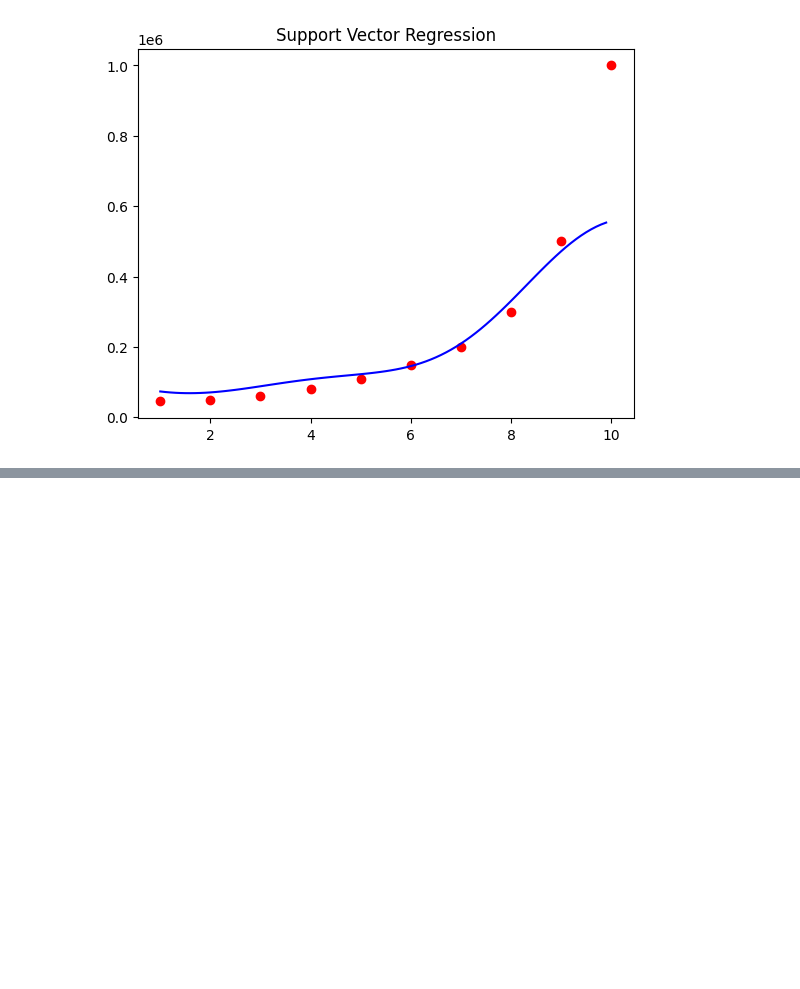
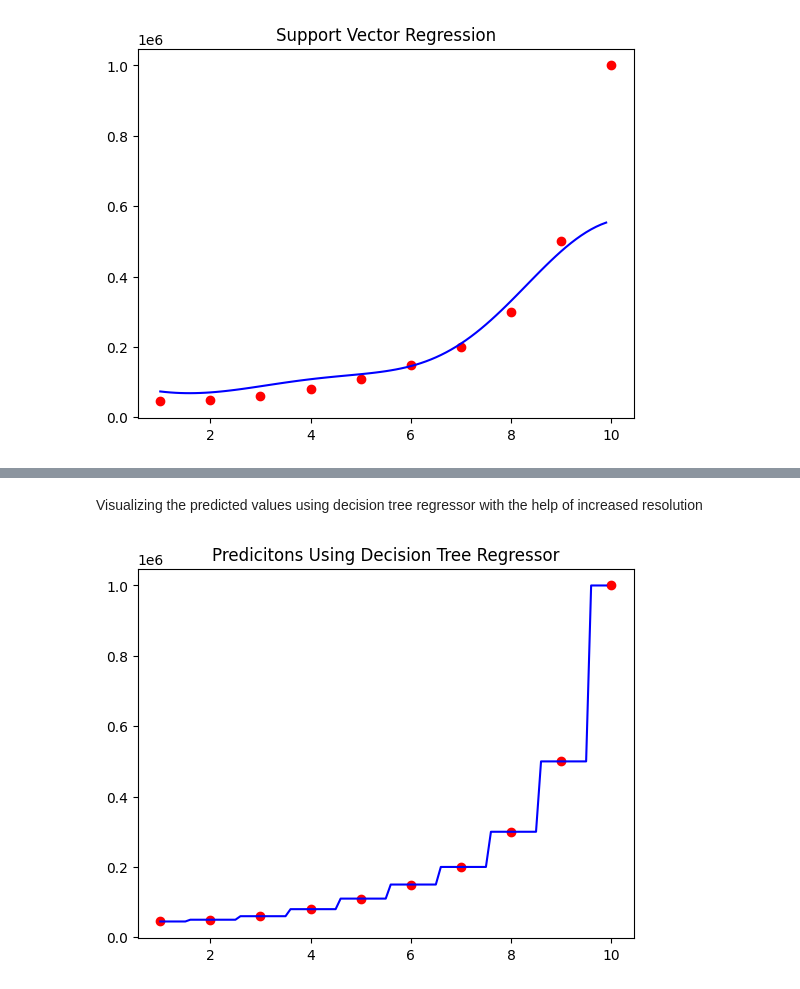
Before and after one commit to Nikhil-Patil-Web/MachineLearningTutorials, a Jupyter notebook: CodeAlongFile.ipynb, the cells around one changed output, grey strips where cells are left out. Cells and saved outputs as stored; diff of their text form; code cells hidden in the pictures; blank space fills up the shorter version.

```diff
--- a/CodeAlongFile.ipynb
+++ b/CodeAlongFile.ipynb
@@ -722,0 +790,13 @@ plt.show()
+# %% [markdown]
+Visualizing the predicted values using decision tree regressor with the help of increased resolution
+# %%
+X_grid = np.arange(min(X), max(X), 0.1)
+X_grid = X_grid.reshape(len(X_grid), 1)
+plt.scatter(X, y, color="red")
+plt.plot(X_grid, model.predict(X_grid), color="blue")
+plt.title("Predicitons Using Decision Tree Regressor")
+plt.xlabel ="Position"
+plt.ylabel="Salary"
+plt.show()
+# %% [output]
+[figure, added]
```
Also changed, not shown: parts of 10 cells of this notebook.
